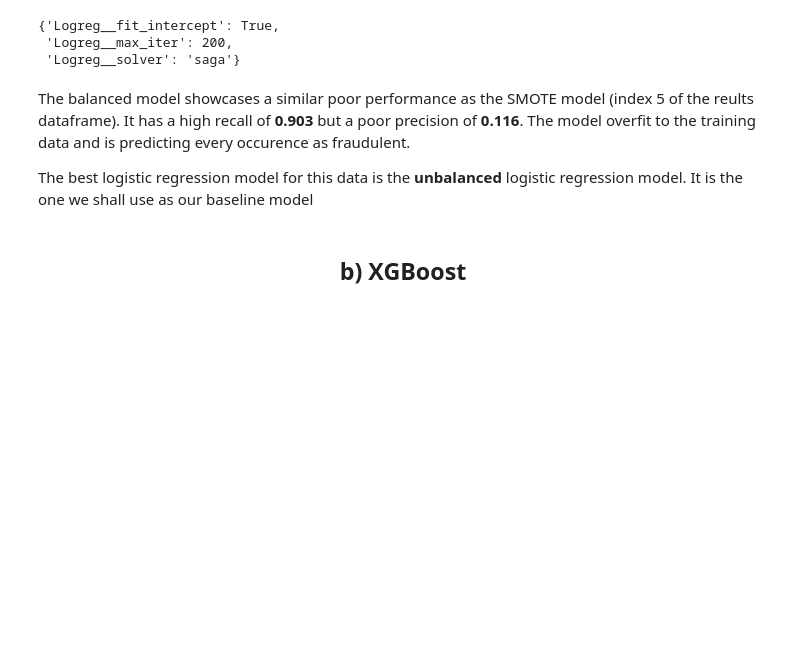
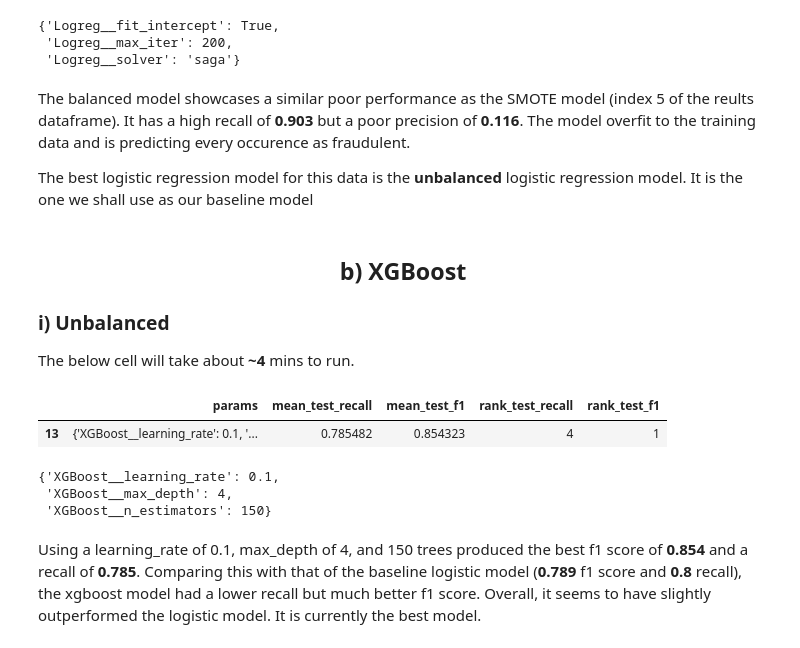
Before and after one commit to NgundoMuithya/Kaggle_Credit_Card_Fraud_Detection, a Jupyter notebook: notebook.ipynb, the cells around one changed output. Drawn from its saved outputs; the diff is of its cells as text; code cells hidden in the pictures; blank space fills up the shorter version.

```diff
--- a/notebook.ipynb
+++ b/notebook.ipynb
@@ -637,3 +613,46 @@ The best logistic regression model for this data is the **unbalanced** logistic
 <h2 align='center'>
 b) XGBoost
 </h2>
+
+### i) Unbalanced
+
+The below cell will take about **~4** mins to run.
+# %%
+from xgboost import XGBClassifier
+
+unbalanced_xgboost_pipeline = Pipeline(
+    steps=[
+        ('XGBoost', XGBClassifier(random_state=2026))
+    ]
+)
+
+xgboost_params = {
+    'XGBoost__n_estimators': [100, 150, 200],
+    'XGBoost__max_depth': [2, 4, 6],
+    'XGBoost__learning_rate': [0.01, 0.1, 0.3]
+}
+
+best_unbalanced_xgboost_model = GridSearchCV(
+    estimator=unbalanced_xgboost_pipeline,
+    param_grid=xgboost_params,
+    scoring=['recall', 'f1'],
+    refit='f1',
+    n_jobs=-1
+)
+
+best_unbalanced_xgboost_model.fit(X_train_scaled, y_train)
+
+unbalanced_xgboost_results = pd.DataFrame(best_unbalanced_xgboost_model.cv_results_)[['params', 'mean_test_recall', 'mean_test_f1', 'rank_test_recall', 'rank_test_f1']]
+
+unbalanced_xgboost_results[unbalanced_xgboost_results['rank_test_f1'] == 1]
+# %% [output]
+|  | params | mean_test_recall | mean_test_f1 | rank_test_recall | rank_test_f1 |
+| 13 | {'XGBoost__learning_rate': 0.1, '... | 0.785482 | 0.854323 | 4 | 1 |
+# %%
+best_unbalanced_xgboost_model.best_params_
+# %% [output]
+{'XGBoost__learning_rate': 0.1,
+ 'XGBoost__max_depth': 4,
+ 'XGBoost__n_estimators': 150}
+# %% [markdown]
+Using a learning_rate of 0.1, max_depth of 4, and 150 trees produced the best f1 score of **0.854** and a recall of **0.785**. Comparing this with that of the baseline logistic model (**0.789** f1 score and **0.8** recall), the xgboost model had a lower recall but much better f1 score. Overall, it seems to have slightly outperformed the logistic model. It is currently the best model.
```
Also changed, not shown: parts of 5 cells of this notebook.
